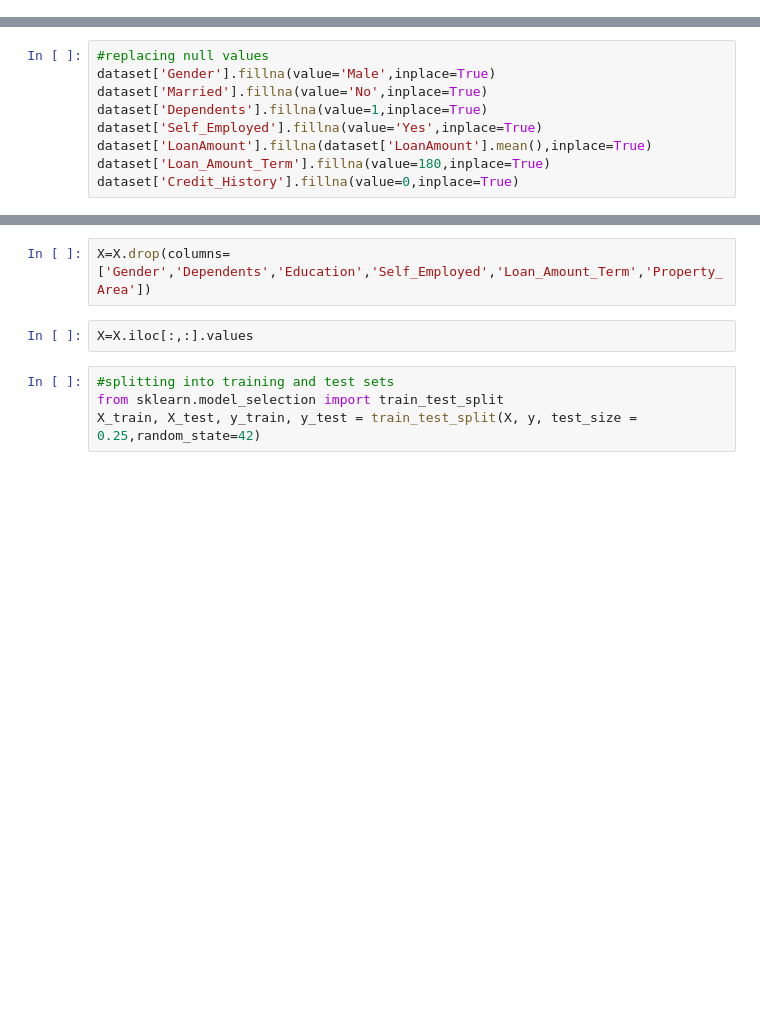
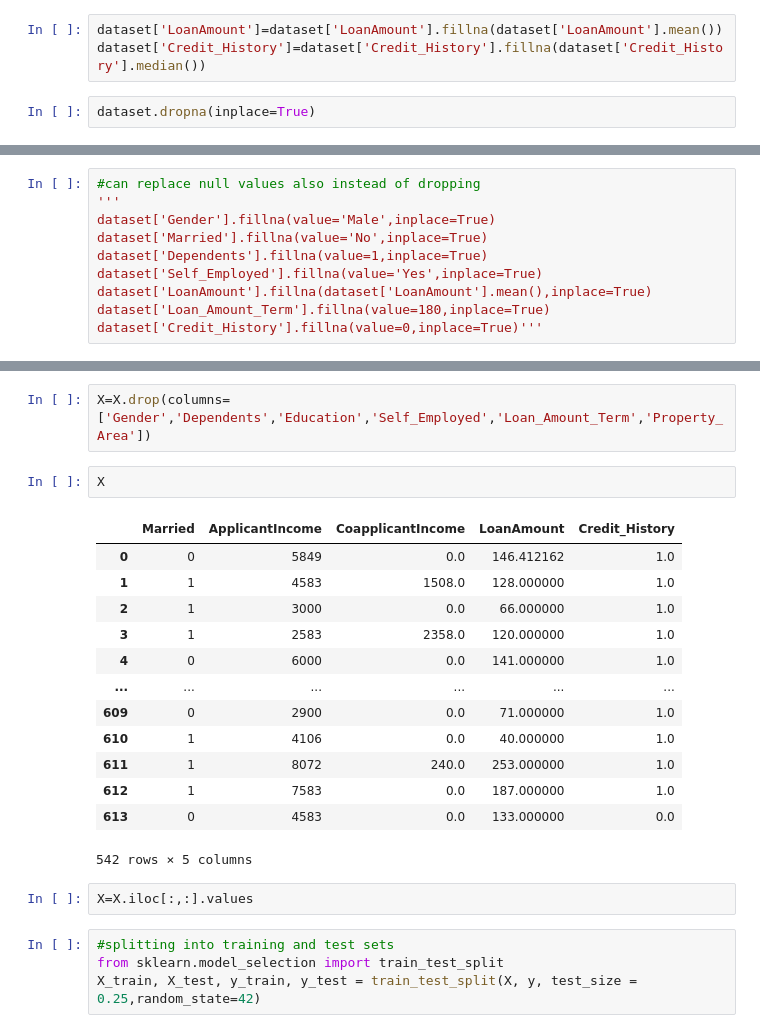
Before and after one commit to devangm2000/Kaggle_Loan_Prediction, a Jupyter notebook: kaggle_loan_prediction.ipynb, the cells around one changed output, grey strips where cells are left out. Saved outputs shown, nothing was run; the diff lists cells and outputs as text; blank space fills up the shorter version.

```diff
--- a/kaggle_loan_prediction.ipynb
+++ b/kaggle_loan_prediction.ipynb
@@ -7,3 +38,8 @@ data1=pd.read_csv("test_loan.csv")
+# %%
+dataset['LoanAmount']=dataset['LoanAmount'].fillna(dataset['LoanAmount'].mean())
+dataset['Credit_History']=dataset['Credit_History'].fillna(dataset['Credit_History'].median())
+# %%
+dataset.dropna(inplace=True)
 # %%
 dataset
 # %% [output]
@@ -40,9 +59,10 @@ dtype: int64
 # %%
-#replacing null values
+#can replace null values also instead of dropping
+'''
 dataset['Gender'].fillna(value='Male',inplace=True)
 dataset['Married'].fillna(value='No',inplace=True)
 dataset['Dependents'].fillna(value=1,inplace=True)
 dataset['Self_Employed'].fillna(value='Yes',inplace=True)
 dataset['LoanAmount'].fillna(dataset['LoanAmount'].mean(),inplace=True)
 dataset['Loan_Amount_Term'].fillna(value=180,inplace=True)
-dataset['Credit_History'].fillna(value=0,inplace=True)
+dataset['Credit_History'].fillna(value=0,inplace=True)'''
@@ -125,5 +138,21 @@ X.head()
 # %%
 X=X.drop(columns=['Gender','Dependents','Education','Self_Employed','Loan_Amount_Term','Property_Area'])
+# %%
+X
+# %% [output]
+|  | Married | ApplicantIncome | CoapplicantIncome | LoanAmount | Credit_History |
+| 0 | 0 | 5849 | 0.0 | 146.412162 | 1.0 |
+| 1 | 1 | 4583 | 1508.0 | 128.000000 | 1.0 |
+| 2 | 1 | 3000 | 0.0 | 66.000000 | 1.0 |
+| 3 | 1 | 2583 | 2358.0 | 120.000000 | 1.0 |
+| 4 | 0 | 6000 | 0.0 | 141.000000 | 1.0 |
+| ... | ... | ... | ... | ... | ... |
+| 609 | 0 | 2900 | 0.0 | 71.000000 | 1.0 |
+| 610 | 1 | 4106 | 0.0 | 40.000000 | 1.0 |
+| 611 | 1 | 8072 | 240.0 | 253.000000 | 1.0 |
+| 612 | 1 | 7583 | 0.0 | 187.000000 | 1.0 |
+| 613 | 0 | 4583 | 0.0 | 133.000000 | 0.0 |
+542 rows × 5 columns
 # %%
 X=X.iloc[:,:].values
 # %%
```
Also changed, not shown: parts of 19 cells of this notebook, 2 other files.
